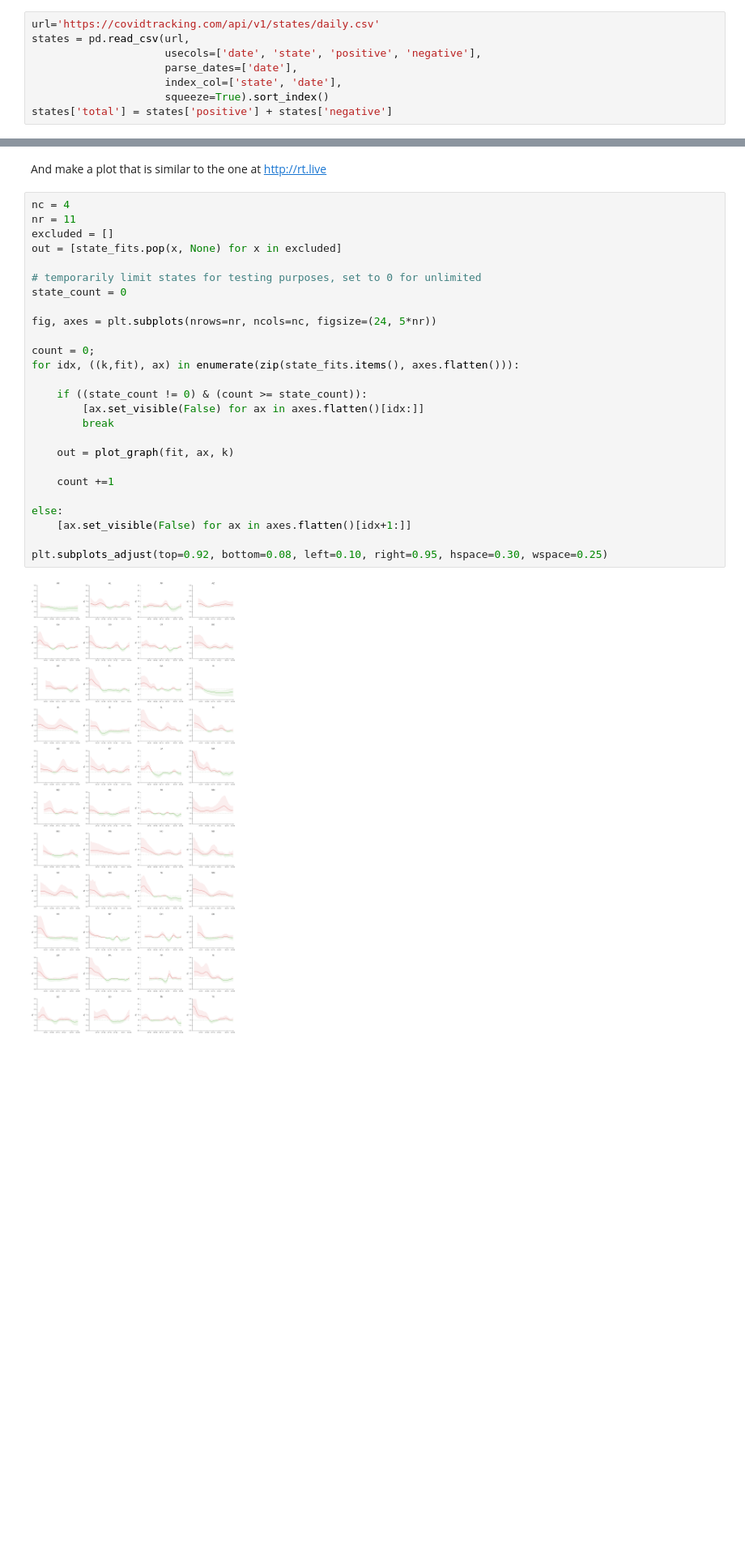
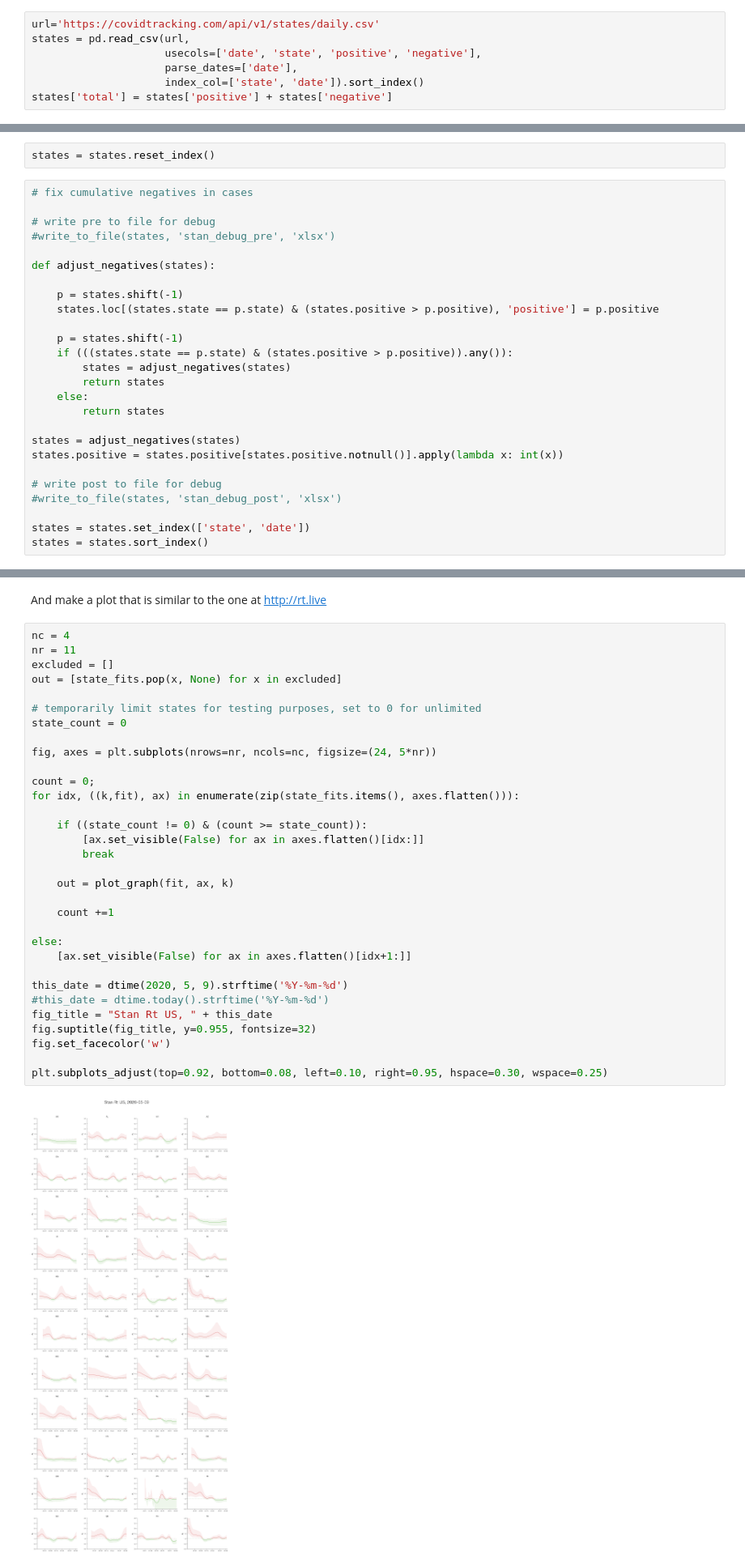
Before and after one commit to farr/covid-19, a Jupyter notebook: Stan R0 US.ipynb, the cells around one changed output, grey strips where cells are left out. Shown at 81% size. Cells and saved outputs as stored; diff of their text form; blank space fills up the shorter version.

```diff
--- a/Stan R0 US.ipynb
+++ b/Stan R0 US.ipynb
@@ -41,11 +57,38 @@ url='https://covidtracking.com/api/v1/states/daily.csv'
 states = pd.read_csv(url,
                      usecols=['date', 'state', 'positive', 'negative'],
                      parse_dates=['date'],
-                     index_col=['state', 'date'],
-                     squeeze=True).sort_index()
+                     index_col=['state', 'date']).sort_index()
 states['total'] = states['positive'] + states['negative']
 # %% [output]
 INFO:numexpr.utils:NumExpr defaulting to 8 threads.
+# %%
+states = states.reset_index()
+# %%
+# fix cumulative negatives in cases
+
+# write pre to file for debug
+#write_to_file(states, 'stan_debug_pre', 'xlsx')
+
+def adjust_negatives(states):
+
+    p = states.shift(-1)
+    states.loc[(states.state == p.state) & (states.positive > p.positive), 'positive'] = p.positive
+
+    p = states.shift(-1)
+    if (((states.state == p.state) & (states.positive > p.positive)).any()):
+        states = adjust_negatives(states)
+        return states
+    else:
+        return states
+
+states = adjust_negatives(states)
+states.positive = states.positive[states.positive.notnull()].apply(lambda x: int(x))
+
+# write post to file for debug
+#write_to_file(states, 'stan_debug_post', 'xlsx')
+
+states = states.set_index(['state', 'date'])
+states = states.sort_index()
 # %% [markdown]
  Compile the Stan model that simultaneously fits for $R_t$ and $\sigma$.  Our model differs from that in http://rt.live in several respects.  Trivially, we choose different priors on $\sigma$ (the scatter from one day to the next in the imposed prior on $R_t$), the first day's infection count, and $R_1$.
 
@@ -440,31 +476,37 @@ sns.set_palette(rtlive)
 # %%
 nc = 4
 nr = 11
 excluded = []
 out = [state_fits.pop(x, None) for x in excluded]
 
 # temporarily limit states for testing purposes, set to 0 for unlimited
 state_count = 0
 
 fig, axes = plt.subplots(nrows=nr, ncols=nc, figsize=(24, 5*nr))
 
 count = 0;
 for idx, ((k,fit), ax) in enumerate(zip(state_fits.items(), axes.flatten())):
 
     if ((state_count != 0) & (count >= state_count)):
         [ax.set_visible(False) for ax in axes.flatten()[idx:]]
         break
 
     out = plot_graph(fit, ax, k)
 
     count +=1
 
 else:
     [ax.set_visible(False) for ax in axes.flatten()[idx+1:]]
 
+this_date = dtime(2020, 5, 9).strftime('%Y-%m-%d')
+#this_date = dtime.today().strftime('%Y-%m-%d')
+fig_title = "Stan Rt US, " + this_date
+fig.suptitle(fig_title, y=0.955, fontsize=32)
+fig.set_facecolor('w')
+
 plt.subplots_adjust(top=0.92, bottom=0.08, left=0.10, right=0.95, hspace=0.30, wspace=0.25)
 # %% [output]
-[figure, old version]
+[figure, new version]
 # %%
 # reset to orig palette
 sns.set_palette('colorblind')
```
Also changed, not shown: parts of 10 cells of this notebook, 5 other files.
